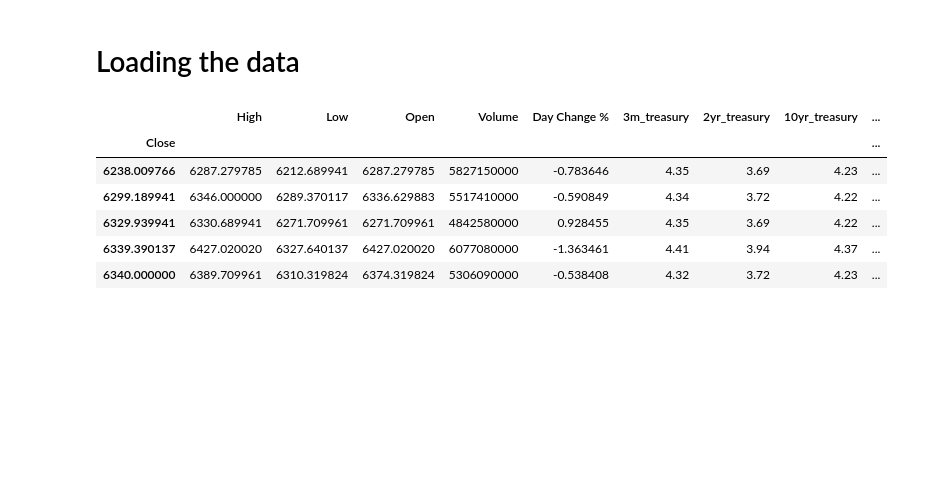
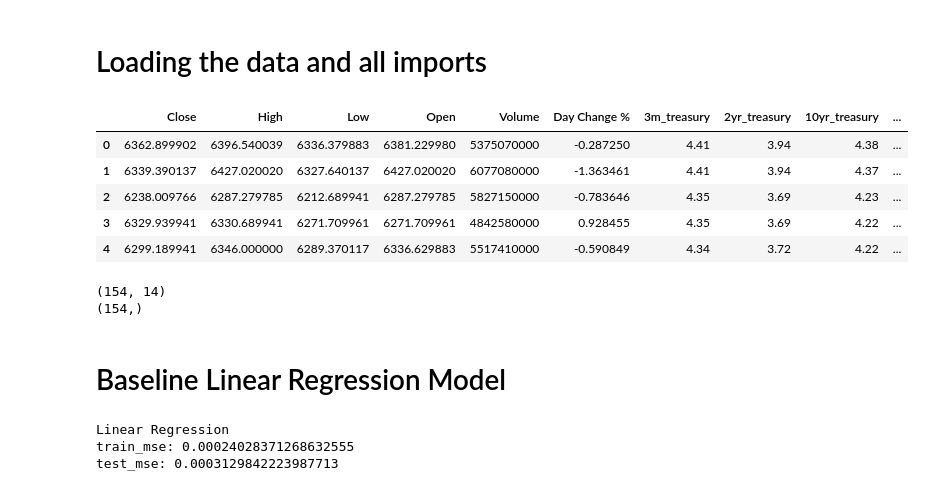
Before and after one commit to bradleyvance23/eco395-ml-midterm-kalshi, a Jupyter notebook: models_workflow.ipynb, the cells around one changed output. Saved outputs shown, nothing was run; the diff lists cells and outputs as text; code cells hidden in the pictures; blank space fills up the shorter version.

```diff
--- a/models_workflow.ipynb
+++ b/models_workflow.ipynb
@@ -1,5 +1,5 @@
 # %% [markdown]
-# Loading the data
+# Loading the data and all imports
 # %%
 import pandas as pd
 import numpy as np
@@ -11,17 +12,23 @@ from sklearn.metrics import mean_squared_error, mean_absolute_error, r2_score
 
 from sklearn.linear_model import LinearRegression
 # %%
-df = pd.read_csv("consolidated_data.csv",
-    index_col=0,
-    parse_dates=True
-)
-df = df.sort_index()
+df = pd.read_csv("consolidated_data.csv")
 df.head()
 # %% [output]
-|  | High | Low | Open | Volume | Day Change % | 3m_treasury | 2yr_treasury | 10yr_treasury | ... |
-| Close |  |  |  |  |  |  |  |  | ... |
-| 6238.009766 | 6287.279785 | 6212.689941 | 6287.279785 | 5827150000 | -0.783646 | 4.35 | 3.69 | 4.23 | ... |
-| 6299.189941 | 6346.000000 | 6289.370117 | 6336.629883 | 5517410000 | -0.590849 | 4.34 | 3.72 | 4.22 | ... |
-| 6329.939941 | 6330.689941 | 6271.709961 | 6271.709961 | 4842580000 | 0.928455 | 4.35 | 3.69 | 4.22 | ... |
-| 6339.390137 | 6427.020020 | 6327.640137 | 6427.020020 | 6077080000 | -1.363461 | 4.41 | 3.94 | 4.37 | ... |
-| 6340.000000 | 6389.709961 | 6310.319824 | 6374.319824 | 5306090000 | -0.538408 | 4.32 | 3.72 | 4.23 | ... |
+|  | Close | High | Low | Open | Volume | Day Change % | 3m_treasury | 2yr_treasury | 10yr_treasury | ... |
+| 0 | 6362.899902 | 6396.540039 | 6336.379883 | 6381.229980 | 5375070000 | -0.287250 | 4.41 | 3.94 | 4.38 | ... |
+| 1 | 6339.390137 | 6427.020020 | 6327.640137 | 6427.020020 | 6077080000 | -1.363461 | 4.41 | 3.94 | 4.37 | ... |
+| 2 | 6238.009766 | 6287.279785 | 6212.689941 | 6287.279785 | 5827150000 | -0.783646 | 4.35 | 3.69 | 4.23 | ... |
+| 3 | 6329.939941 | 6330.689941 | 6271.709961 | 6271.709961 | 4842580000 | 0.928455 | 4.35 | 3.69 | 4.22 | ... |
+| 4 | 6299.189941 | 6346.000000 | 6289.370117 | 6336.629883 | 5517410000 | -0.590849 | 4.34 | 3.72 | 4.22 | ... |
+# %%
+target_col = "Day Change %"
+
+X = df.drop(columns=[target_col])
+y = df[target_col]
+
+print(X.shape)
+print(y.shape)
+# %% [output]
+(154, 14)
+(154,)
@@ -27,0 +39,24 @@ df.head()
+# %% [markdown]
+# Baseline Linear Regression Model
+# %%
+linear_model = Pipeline(
+    [
+        ("scaler", StandardScaler()),
+        ("regressor", LinearRegression()),
+    ]
+)
+linear_model.fit(X_train, y_train)
+
+y_hat_train = linear_model.predict(X_train)
+y_hat_test = linear_model.predict(X_test)
+
+train_mse = mean_squared_error(y_train, y_hat_train)
+test_mse = mean_squared_error(y_test, y_hat_test)
+
+print("Linear Regression")
+print("train_mse:", train_mse)
+print("test_mse:", test_mse)
+# %% [output]
+Linear Regression
+train_mse: 0.00024028371268632555
+test_mse: 0.0003129842223987713
```
Also changed, not shown: parts of 26 cells of this notebook.
